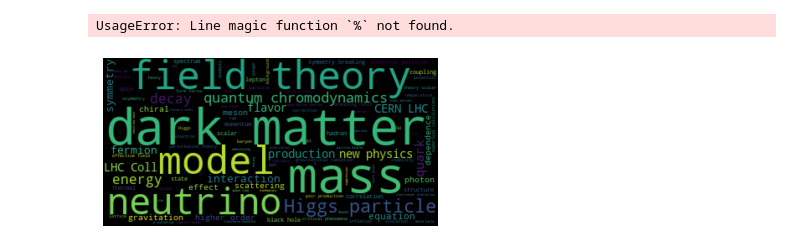
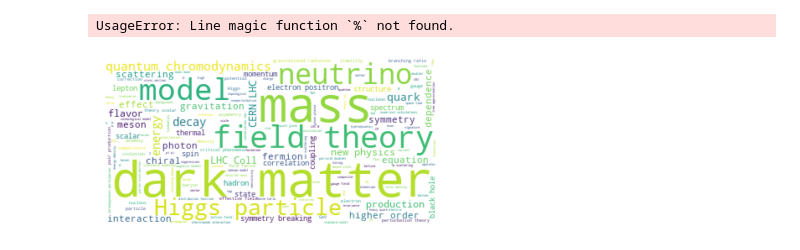
Before and after one commit to ALuchinsky/Spring2022_CS6500, a Jupyter notebook: Wordcloud.ipynb, the cells around one changed output. Cells and saved outputs as stored; diff of their text form; code cells hidden in the pictures.

```diff
--- a/Wordcloud.ipynb
+++ b/Wordcloud.ipynb
@@ -143,9 +143,9 @@ for i in pandasDF['value']:
 # %%
 single = ' '.join(text)
 # %%
-wordcloud = WordCloud().generate(single)
+wordcloud = WordCloud(background_color="white").generate(single)
 plt.imshow(wordcloud, interpolation='bilinear')
 plt.axis("off")
 plt.show()
 # %% [output]
-[figure, old version]
+[figure, new version]
```
